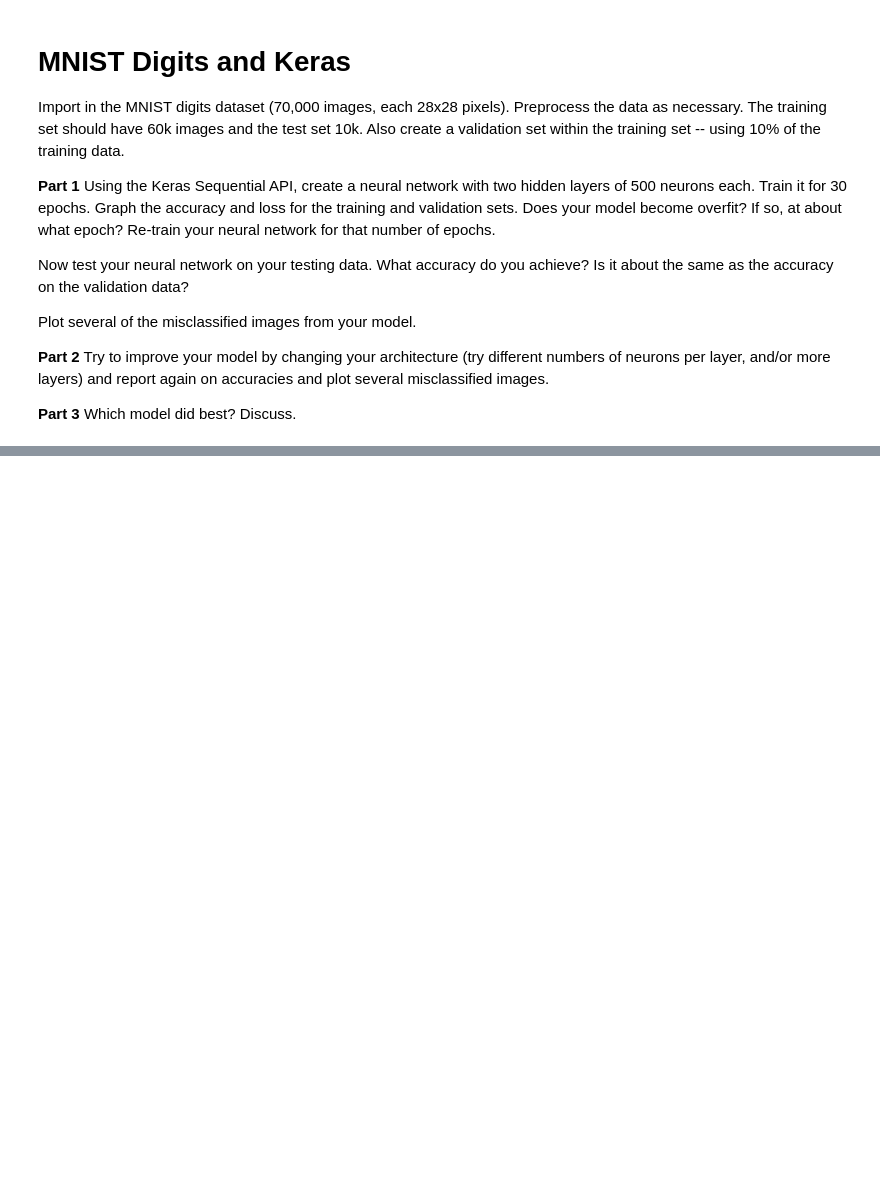
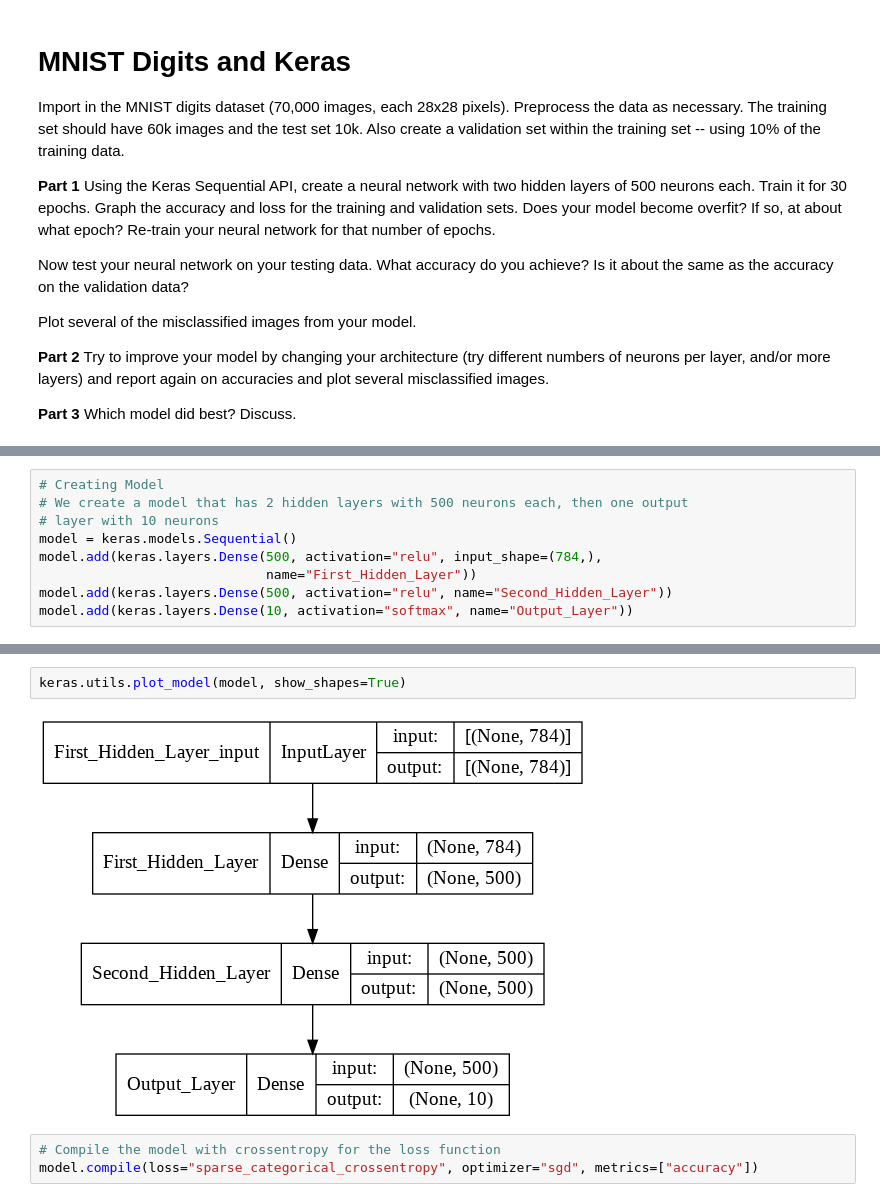
Before and after one commit to NeymanThomas/4499-Assignments, a Jupyter notebook: Homework-1/Homework_1.ipynb, the cells around one changed output, grey strips where cells are left out. Cells and saved outputs as stored; diff of their text form; blank space fills up the shorter version.

```diff
--- a/Homework-1/Homework_1.ipynb
+++ b/Homework-1/Homework_1.ipynb
@@ -19,0 +79,9 @@ Which model did best? Discuss.
+# %%
+# Creating Model
+# We create a model that has 2 hidden layers with 500 neurons each, then one output
+# layer with 10 neurons
+model = keras.models.Sequential()
+model.add(keras.layers.Dense(500, activation="relu", input_shape=(784,),
+                             name="First_Hidden_Layer"))
+model.add(keras.layers.Dense(500, activation="relu", name="Second_Hidden_Layer"))
+model.add(keras.layers.Dense(10, activation="softmax", name="Output_Layer"))
@@ -19,0 +107,7 @@ Which model did best? Discuss.
+# %%
+keras.utils.plot_model(model, show_shapes=True)
+# %% [output]
+[figure, added]
+# %%
+# Compile the model with crossentropy for the loss function
+model.compile(loss="sparse_categorical_crossentropy", optimizer="sgd", metrics=["accuracy"])
```
Also changed, not shown: parts of 40 cells of this notebook.
